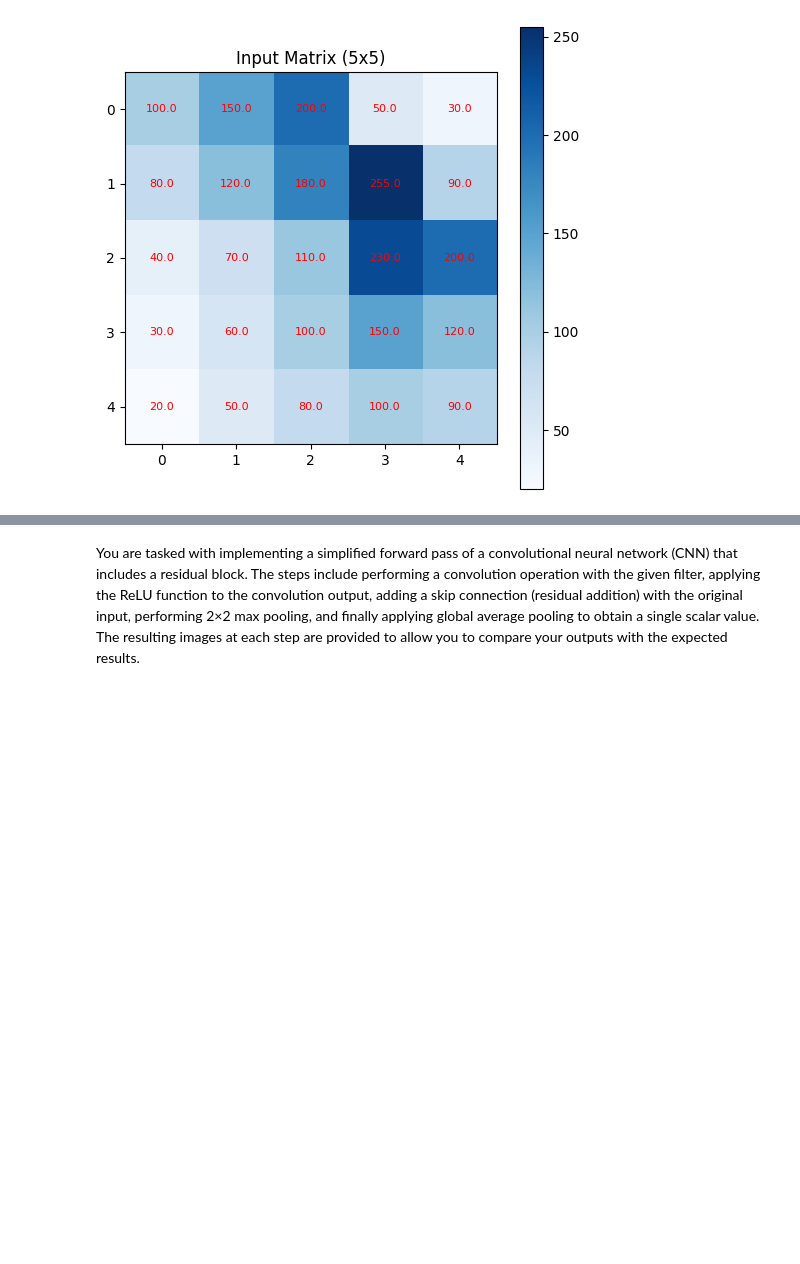
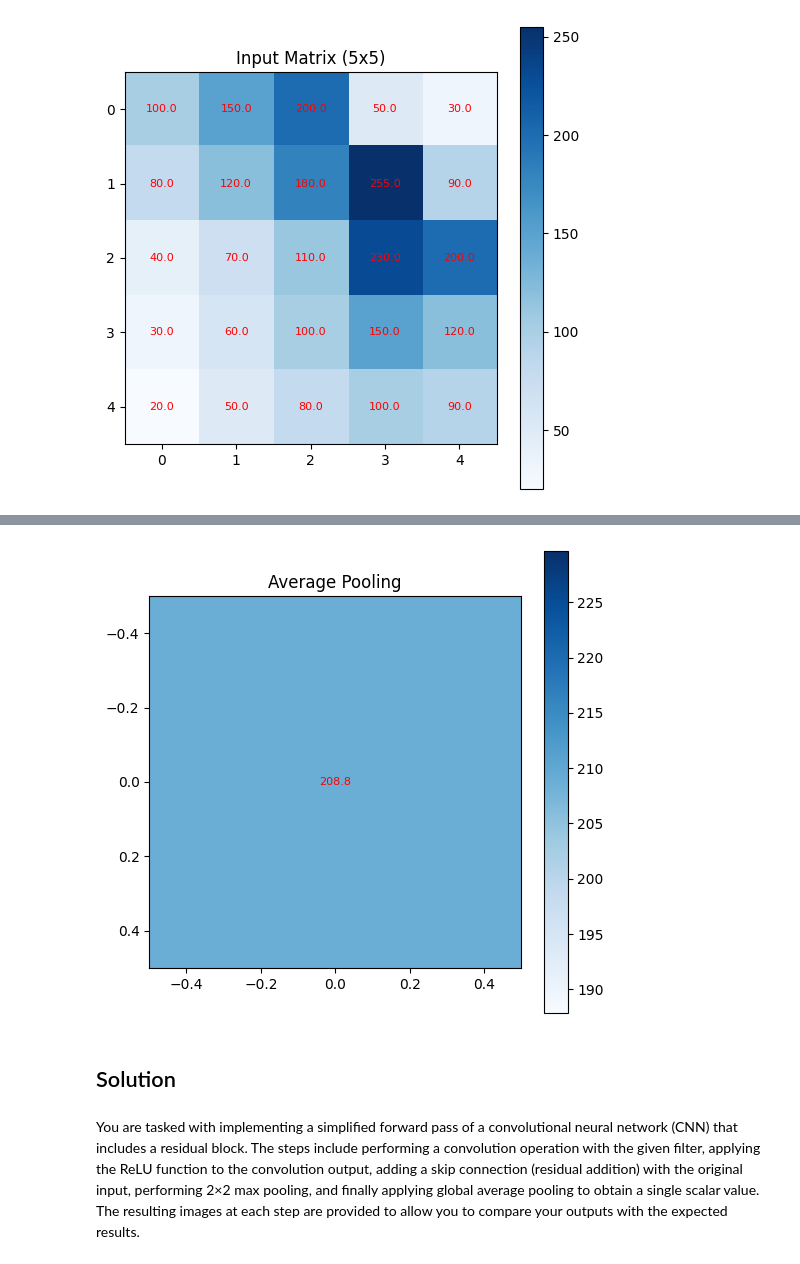
Before and after one commit to ILoveBacteria/machine-learning-assignments, a Jupyter notebook: assignment4/P1.ipynb, the cells around one changed output, grey strips where cells are left out. Drawn from its saved outputs; the diff is of its cells as text; code cells hidden in the pictures; blank space fills up the shorter version.

```diff
--- a/assignment4/P1.ipynb
+++ b/assignment4/P1.ipynb
@@ -165,3 +187,9 @@ conv_filter = np.array([[0.1, -0.2, 0.1],
+# %%
+plot_matrix_with_values(out_avg_pooling, "Average Pooling")
+# %% [output]
+[figure, added]
+# %% [markdown]
+## Solution
 # %% [markdown]
 You are tasked with implementing a simplified forward pass of a convolutional neural network (CNN) that includes a residual block. The steps include performing a convolution operation with the given filter, applying the ReLU function to the convolution output, adding a skip connection (residual addition) with the original input, performing 2×2 max pooling, and finally applying global average pooling to obtain a single scalar value. The resulting images at each step are provided to allow you to compare your outputs with the expected results.
 # %%
```
Also changed, not shown: parts of 5 cells of this notebook.
